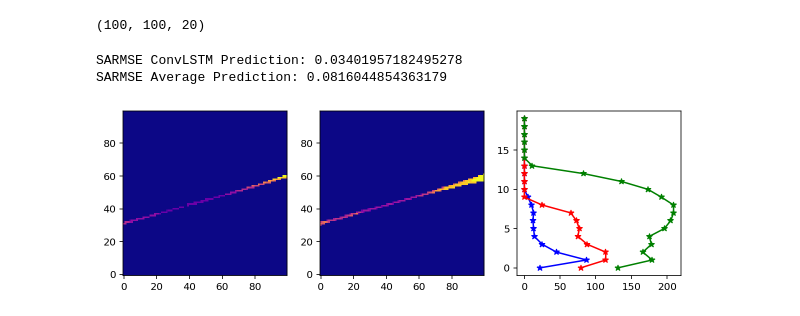
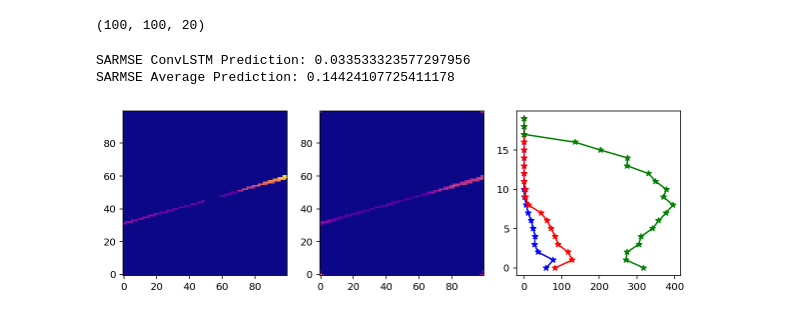
Before and after one commit to naguzmans/opportunistic-utm, a Jupyter notebook: 05_ConvLSTM_Model_Multi.ipynb, the cells around one changed output. Drawn from its saved outputs; the diff is of its cells as text; code cells hidden in the pictures.

```diff
--- a/05_ConvLSTM_Model_Multi.ipynb
+++ b/05_ConvLSTM_Model_Multi.ipynb
@@ -195,13 +297,16 @@ class DataGenerator(Sequence):
       data_file = np.load(file)
       data_array = np.concatenate((data_array, np.expand_dims(data_file, axis=0)), axis=0)
 
-      metadata_file = np.load(file.replace('masked', 'metadata'))
+      metadata_file = np.load(file.replace('unmasked', 'metadata'))
       metadata_array = np.concatenate((metadata_array, np.expand_dims(metadata_file, axis=0)), axis=0)
 
     return shift_array(data_array[1:], metadata_array[1:])
-
-train_gen = DataGenerator(files_list[0:250], 4)
-val_gen = DataGenerator(files_list[250:300], 4)
+# %%
+import random
+
+random.shuffle(year_2018)
+train_gen = DataGenerator(year_2018[0:300], 4)
+val_gen = DataGenerator(year_2018[300:365], 4)
 # %%
 # Define some callbacks to improve training.
 early_stopping = keras.callbacks.EarlyStopping(monitor="val_loss", patience=5)
@@ -210,7 +315,7 @@ reduce_lr = keras.callbacks.ReduceLROnPlateau(monitor="val_loss", patience=5)
 # Fit the model to the training data.
 history = model.fit(
     train_gen,
-    epochs=100,
+    epochs=30,
     validation_data=val_gen,
     callbacks=[early_stopping, reduce_lr]
 )
@@ -267,14 +371,14 @@ def flatten_array(input_array):
   return np.amax(levels_array, axis=2)
 # %%
 # Load average flights array
-flights_average = np.load(f'dataset/00_results/flights_average_365.npy')[0]
+flights_average = np.load(f'dataset/00_results/flights_average_2018.npy')
 flights_average.shape
 # %% [output]
 (100, 100, 20)
 # %%
 # Select a random example from the validation dataset.
 hour = 0
-file = 'dataset/00_results/daily_masked/20191226.npy'
+file = 'dataset/00_results/daily_masked/20190424.npy'
 example = np.load(file)
 mexample = np.load(file.replace('masked', 'metadata'))
 
@@ -293,33 +397,33 @@ fig = plt.figure(figsize=(10, 10))
 ax1 = fig.add_subplot(131)
 ax1.imshow(flatten_array(original_frames[hour]), origin='lower', cmap = plt.get_cmap('plasma')) #, vmin=0, vmax=max_plot_value)
 
 ax2 = fig.add_subplot(132)
 ax2.imshow(flatten_array(predicted_frame[0]), origin='lower', cmap = plt.get_cmap('plasma')) #, vmin=0, vmax=max_plot_value)
 
 original_level_count = []
 for i in range(0, 20):
   original_level_count.append(np.count_nonzero(original_frames[hour][:,:,i]))
 
 predicted_level_count = []
 for i in range(0, 20):
   predicted_level_count.append(np.count_nonzero(predicted_frame[0][:,:,i]))
 
 average_level_count = []
 for i in range(0, 20):
   average_level_count.append(np.count_nonzero(flights_average[:,:,i]))
 
 ax3 = fig.add_subplot(133)
 ax3.plot(original_level_count, np.linspace(0, 19, 20), 'b*-')
 ax3.plot(predicted_level_count, np.linspace(0, 19, 20), 'r*-')
 ax3.plot(average_level_count, np.linspace(0, 19, 20), 'g*-')
 
 asp = np.diff(ax3.get_xlim())[0] / np.diff(ax3.get_ylim())[0]
 ax3.set_aspect(asp)
 
 # print(f'SARMSE Null Prediction: {SARMSE(original_frames[0], np.zeros((100,100,20)))}')
 print(f'SARMSE ConvLSTM Prediction: {SARMSE(original_frames[hour], predicted_frame[0])}')
 print(f'SARMSE Average Prediction: {SARMSE(original_frames[hour], flights_average)}')
 # %% [output]
-SARMSE ConvLSTM Prediction: 0.03401957182495278
-SARMSE Average Prediction: 0.0816044854363179
+SARMSE ConvLSTM Prediction: 0.033533323577297956
+SARMSE Average Prediction: 0.14424107725411178
-[figure, old version]
+[figure, new version]
```
Also changed, not shown: parts of 16 cells of this notebook.
